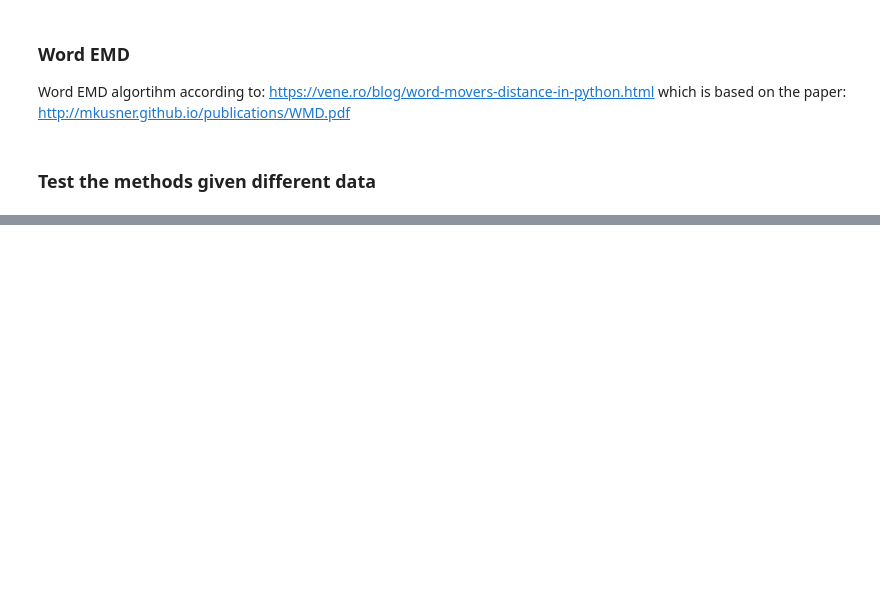
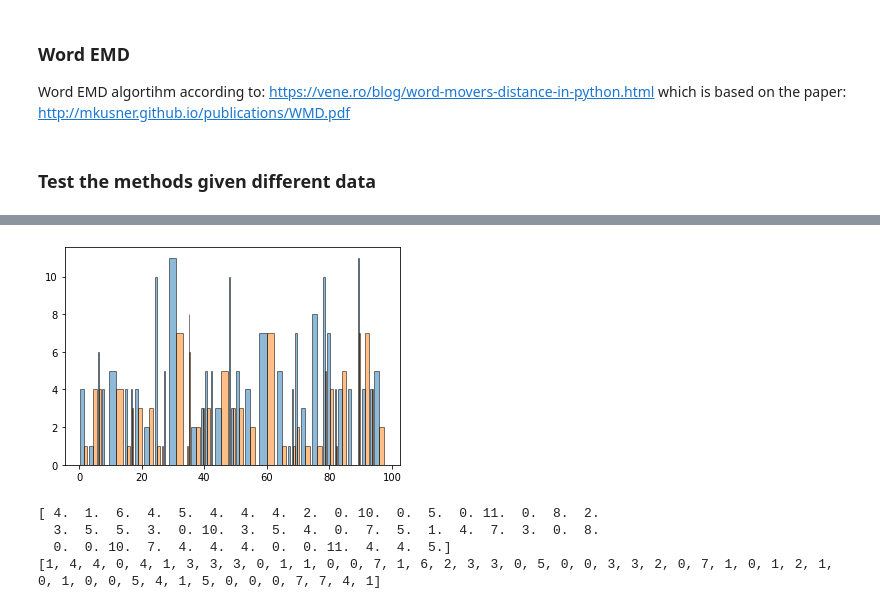
Before and after one commit to delftdata/valentine, a Jupyter notebook: Clustering.ipynb, the cells around one changed output, grey strips where cells are left out. Saved outputs shown, nothing was run; the diff lists cells and outputs as text; code cells hidden in the pictures; blank space fills up the shorter version.

```diff
--- a/Clustering.ipynb
+++ b/Clustering.ipynb
@@ -72,3 +78,12 @@ Features: addresses, chicago, illinois, media, obama, president, press, speaks
+# %%
+customer = pd.read_csv('tpch/customer.csv', sep='|')
+lineitem = pd.read_csv('tpch/lineitem.csv', sep='|')
+nation = pd.read_csv('tpch/nation.csv', sep='|')
+orders = pd.read_csv('tpch/orders.csv', sep='|')
+part = pd.read_csv('tpch/part.csv', sep='|')
+region = pd.read_csv('tpch/region.csv', sep='|')
+supplier = pd.read_csv('tpch/supplier.csv', sep='|')
+partsupp = pd.read_csv('tpch/partsupp.csv', sep='|')
 # %% [markdown]
 ### Get the google news vocabulary and store it as a memory map
 The function returns an array:
@@ -233,0 +554,31 @@ ValueError: Histogram lengths cannot be greater than the number of rows or colum
+# %%
+import functools, operator
+psc = np.array(partsupp['PS_Comment'][0:10])
+custc = customer['C_Comment'][0:10]
+
+table = str.maketrans({key: ' ' for key in string.punctuation})
+psc = np.char.lower([token.translate(table) for token in psc])
+custc = np.char.lower([token.translate(table) for token in custc])
+
+d11 = [nltk.word_tokenize(token) for token in psc]
+d11 = functools.reduce(operator.iconcat, d11, [])
+d12 = [nltk.word_tokenize(token) for token in custc]
+d12 = functools.reduce(operator.iconcat, d12, [])
+
+
+s11 = set(d11)
+s12 = set(d12)
+
+sort = sorted(list(s11.union(s12)))
+wmap = {key: i for (i, key) in enumerate(sort)}
+
+# wmap1 = {key: i for (i, key) in enumerate(s11)}
+
+psc_t = sorted([wmap[token]for token in d11])
+custc_t = sorted([wmap[token]for token in d12])
+
+rate1 = [i/len(psc_t) for i in range(0, len(psc_t)+1, 4)]
+bin_edges1 = stats.mstats.mquantiles(psc_t, rate1)
+
+rate2 = [i/len(custc_t) for i in range(0, len(custc_t)+1, 4)]
+bin_edges2 = stats.mstats.mquantiles(custc_t, rate2)
@@ -233,0 +588,15 @@ ValueError: Histogram lengths cannot be greater than the number of rows or colum
+# %%
+plt.figure()
+occ1, bins, xx = plt.hist([psc_t, custc_t], bins=bin_edges1, ec='black', alpha=0.5)
+# plt.figure()
+# plt.hist(custc_t, bins=bin_edges1, ec='red', stacked=True, alpha=0.5
+# %% [output]
+[figure, added]
+# %%
+print(occ1)
+print(occ2)
+# %% [output]
+[ 4.  1.  6.  4.  5.  4.  4.  4.  2.  0. 10.  0.  5.  0. 11.  0.  8.  2.
+  3.  5.  5.  3.  0. 10.  3.  5.  4.  0.  7.  5.  1.  4.  7.  3.  0.  8.
+  0.  0. 10.  7.  4.  4.  4.  0.  0. 11.  4.  4.  5.]
+[1, 4, 4, 0, 4, 1, 3, 3, 3, 0, 1, 1, 0, 0, 7, 1, 6, 2, 3, 3, 0, 5, 0, 0, 3, 3, 2, 0, 7, 1, 0, 1, 2, 1, 0, 1, 0, 0, 5, 4, 1, 5, 0, 0, 0, 7, 7, 4, 1]
```
Also changed, not shown: parts of 20 cells of this notebook.
